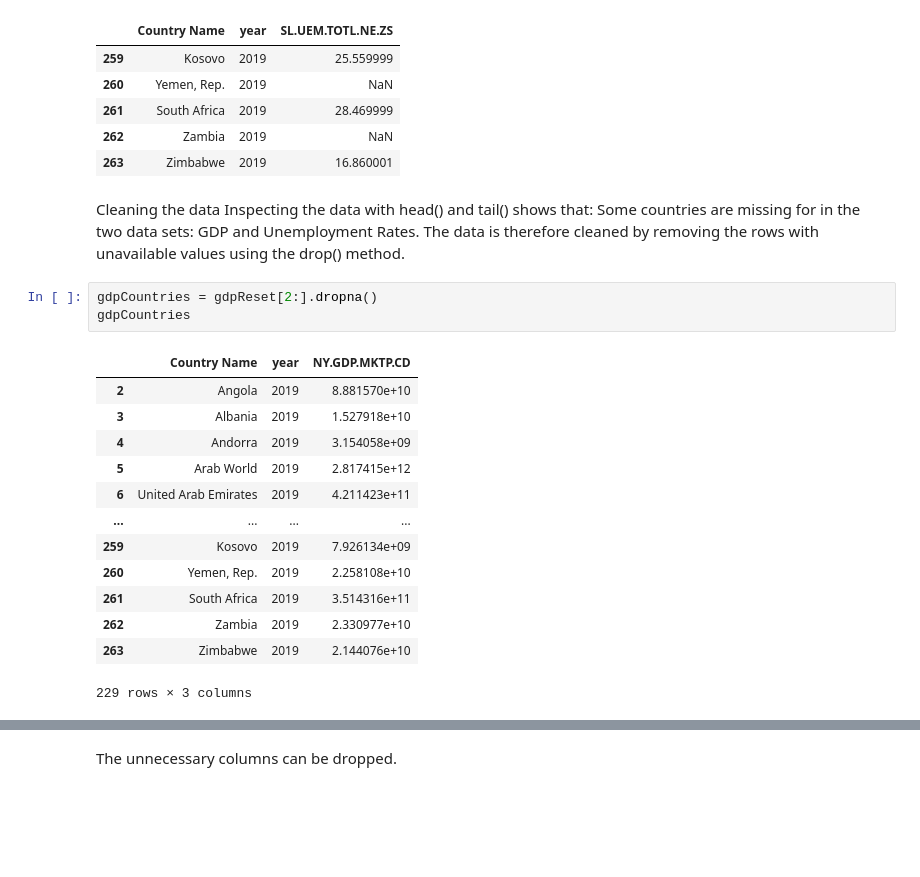
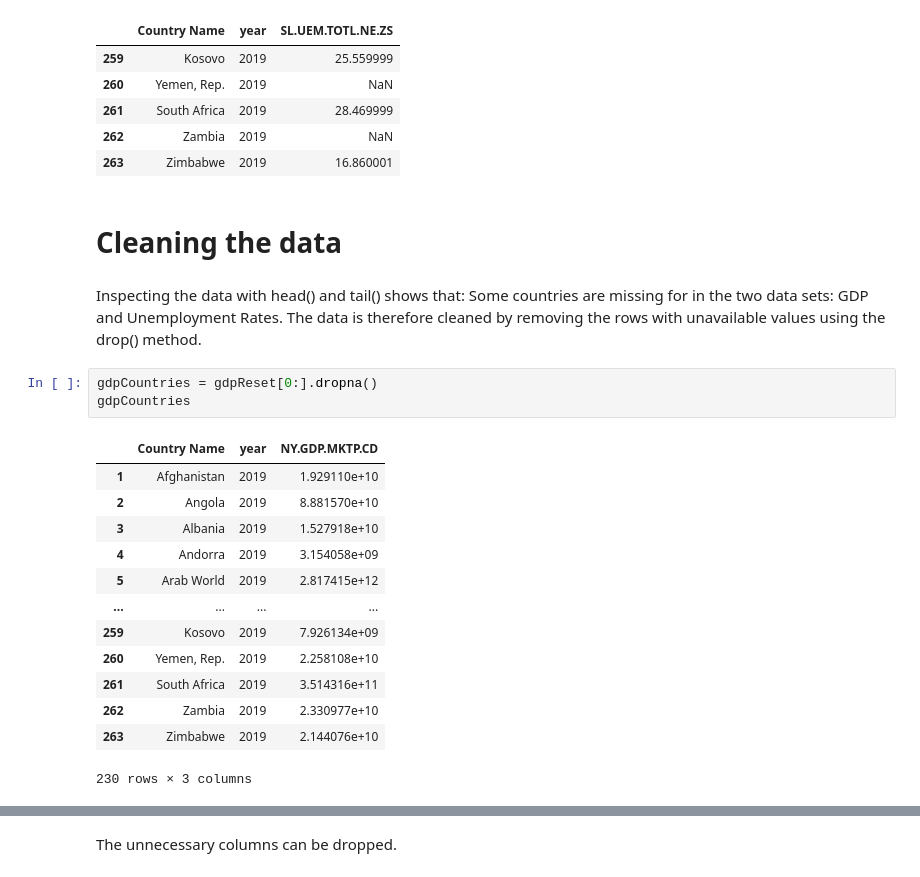
Before and after one commit to Women-Techsters-Fellowship-2021/Week-5-Assessment, a Jupyter notebook: Anagu Esther WT-21-074/Project2 on .ipynb, the cells around one changed output, grey strips where cells are left out. Saved outputs shown, nothing was run; the diff lists cells and outputs as text; blank space fills up the shorter version.

```diff
--- a/Anagu Esther WT-21-074/Project2 on .ipynb
+++ b/Anagu Esther WT-21-074/Project2 on .ipynb
@@ -62,26 +63,28 @@ UnemployReset.tail()
 | 261 | South Africa | 2019 | 28.469999 |
 | 262 | Zambia | 2019 | NaN |
 | 263 | Zimbabwe | 2019 | 16.860001 |
+# %% [markdown]
+# Cleaning the data
 # %% [markdown]
-Cleaning the data
+
 Inspecting the data with head() and tail() shows that:
 Some countries are missing for in the two data sets: GDP and Unemployment Rates.
 The data is therefore cleaned by removing the rows with unavailable values using the drop() method.
 # %%
-gdpCountries = gdpReset[2:].dropna()
+gdpCountries = gdpReset[0:].dropna()
 gdpCountries
 # %% [output]
 |  | Country Name | year | NY.GDP.MKTP.CD |
+| 1 | Afghanistan | 2019 | 1.929110e+10 |
 | 2 | Angola | 2019 | 8.881570e+10 |
 | 3 | Albania | 2019 | 1.527918e+10 |
 | 4 | Andorra | 2019 | 3.154058e+09 |
 | 5 | Arab World | 2019 | 2.817415e+12 |
-| 6 | United Arab Emirates | 2019 | 4.211423e+11 |
 | ... | ... | ... | ... |
 | 259 | Kosovo | 2019 | 7.926134e+09 |
 | 260 | Yemen, Rep. | 2019 | 2.258108e+10 |
 | 261 | South Africa | 2019 | 3.514316e+11 |
 | 262 | Zambia | 2019 | 2.330977e+10 |
 | 263 | Zimbabwe | 2019 | 2.144076e+10 |
-229 rows × 3 columns
+230 rows × 3 columns
 # %%
```
Also changed, not shown: parts of 12 cells of this notebook.
